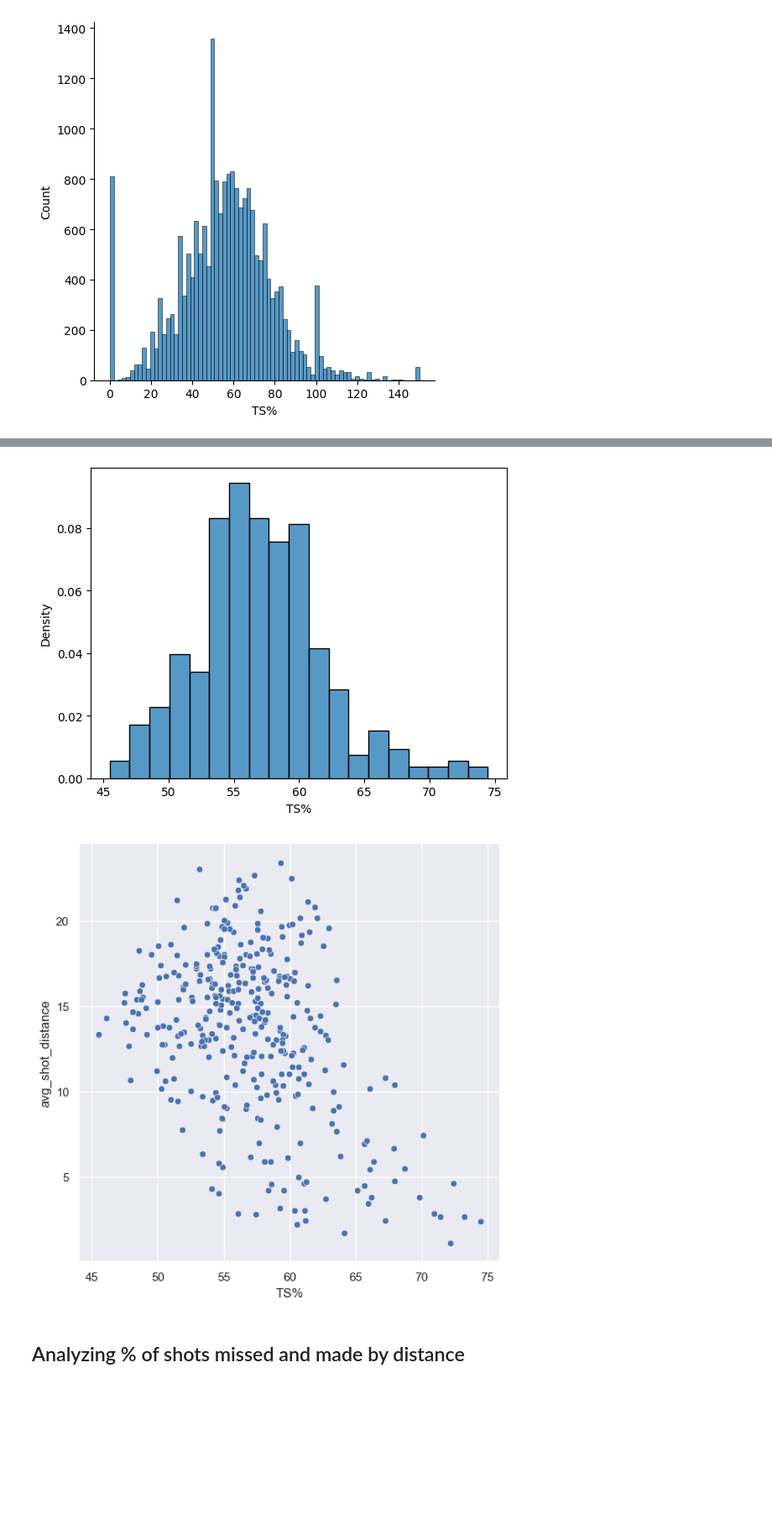
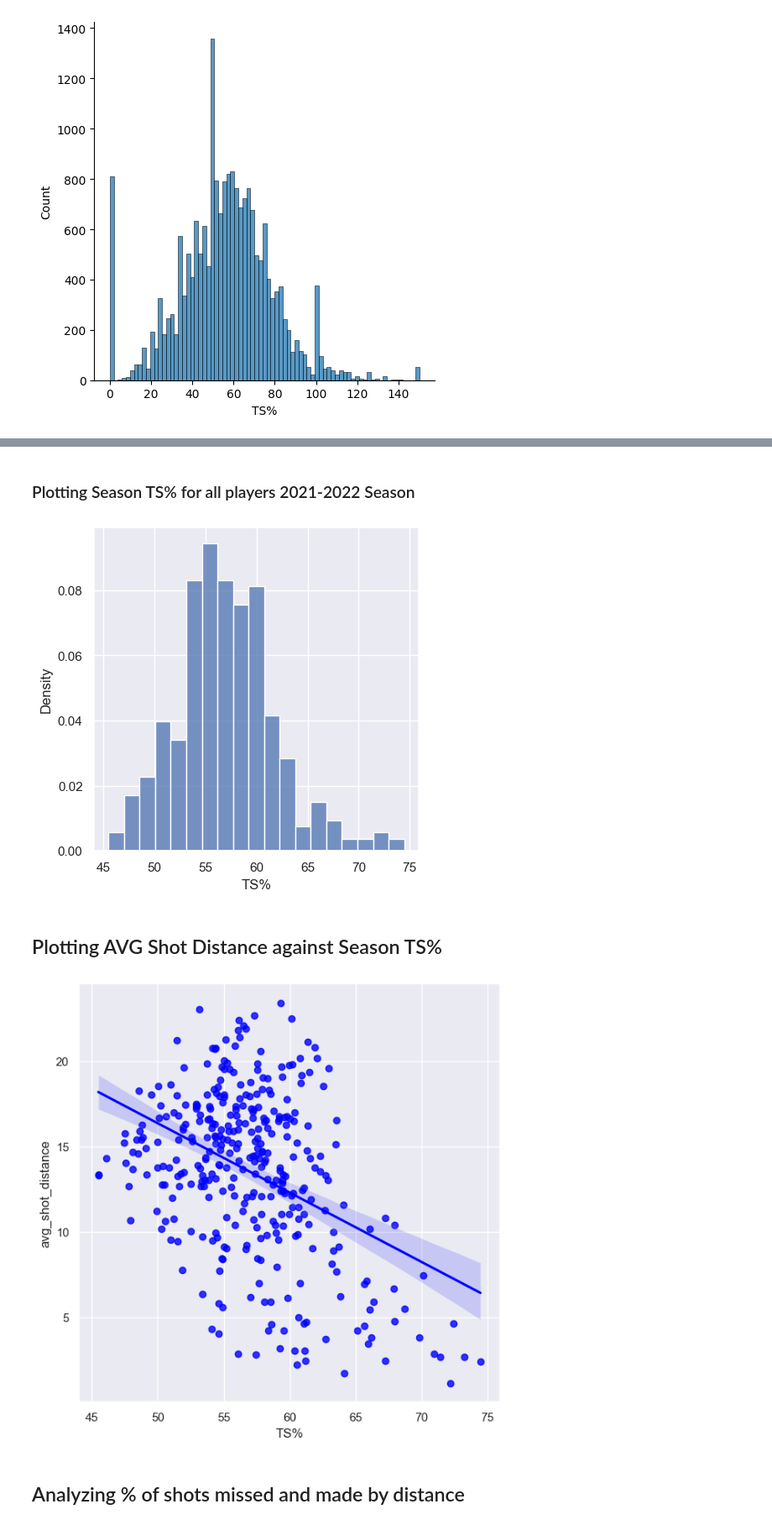
Before and after one commit to zachmort/nba_PBP_analysis, a Jupyter notebook: Season_pbp_20-21.ipynb, the cells around one changed output, grey strips where cells are left out. Shown at 84% size. Cells and saved outputs as stored; diff of their text form; code cells hidden in the pictures; blank space fills up the shorter version.

```diff
--- a/Season_pbp_20-21.ipynb
+++ b/Season_pbp_20-21.ipynb
@@ -97,3 +100,5 @@ print(len(final_df['gameid'].unique()))
+# %%
+final_df = pd.read_csv('nba_data.csv')
 # %% [markdown]
 # Instantiating Data Frame
 # %%
@@ -160,13 +172,8 @@ dict(final_df_copy.dtypes)
 # creating a date column
 final_df_copy['dateGameStarted'] = pd.to_datetime(final_df_copy.timeActual).dt.date
 
-# Need to use columns:  Period and Clock to determine what time in the game it is (Clock counts down per period)
-# period_to_total_time
-
-# create a fucntion and use map to apply it to the new column
-
 def period_to_time_conversion(value) -> int:
-
+    """Takes in a number value of 1/2/3/4 and returns the total time passed in minutes for that given input"""
     if value == 1:
         return 0
     elif value == 2:
@@ -176,8 +183,9 @@ def period_to_time_conversion(value) -> int:
     else:
         return 36
 
-
+# Formating clock column to total time passed in game
 def time_conversion(unparsed_timearray):
+    """ Takes in an array of datetime values representing of time to go in a given period and returns time passed in the period """
     x = datetime(year =1900, month=1, day=1, hour=0, minute=12, second=0)
     values_array = unparsed_timearray[0:7]
     time_passed_total = x - pd.to_datetime(values_array, format='PT%MM%S')
@@ -186,6 +194,7 @@ def time_conversion(unparsed_timearray):
 
 # Creating a function to create new column with total time passed in game
 def total_time_passed(period_finished_minutes, minutes_passed_within_period):
+    """Takes in total_time_passed_in_period and period_to_time and returns the combined values to get the total time passed in game"""
     period_minutes = pd.to_datetime(period_finished_minutes, format='%M')
     minutes_within_period = minutes_passed_within_period
     return period_minutes + minutes_within_period
@@ -298,19 +310,27 @@ sns.displot(df_groupby, x='TS%');
 # %%
 def ts_perc_dataframe_creation_whole_season(input_dataframe: pd.DataFrame)-> pd.DataFrame:
+        """Takes in a dataframe and transforms the data and returns a dataframe with information about player TS% for the season
 
+        Additional information here
+        """
+
+        ### Getting Shot Attemps for season
         df_most_info = input_dataframe\
                 .groupby(['playerNameI', 'personId'], as_index=False)\
                 .agg({'isFieldGoal':np.sum,\
                         'shotDistance':np.sum})
 
+        ### Getting Points MAX per game
         df_points_per_game = input_dataframe\
                 .groupby(['playerNameI','gameid', 'personId'], as_index=False)\
                 .agg({'pointsTotal': np.max,})
 
+        ### Getting sum of all points totals per game
         df_points_seaon_totals = df_points_per_game\
                 .groupby(['playerNameI','personId'], as_index=False)\
                 .agg({'pointsTotal': np.sum,})
 
+        ### Getting Total FTAs
         df_fta = input_dataframe[ ((input_dataframe.actionType == 'freethrow'))]\
                 .groupby(['playerNameI','personId', 'actionType'], as_index=False)['actionType'].count()
 
@@ -334,6 +354,7 @@ def ts_perc_dataframe_creation_whole_season(input_dataframe: pd.DataFrame)-> pd.
         combined_df_all_metrics_season['TS%'] = round((combined_df_all_metrics_season['pointsTotal'])/\
                         (2*((combined_df_all_metrics_season['FGA'])+ (combined_df_all_metrics_season['FTA']*.44))) * 100,3)
 
-        combined_df_all_metrics_season['avg_shot_distance'] = round(combined_df_all_metrics_season.shotDistance/combined_df_all_metrics_season.FGA,3)
+        ### Getting AVG shot distance per player for season
+        combined_df_all_metrics_season['avg_shot_distance_FT'] = round(combined_df_all_metrics_season.shotDistance/combined_df_all_metrics_season.FGA,3)
 
         return combined_df_all_metrics_season
@@ -360,22 +374,19 @@ df_groupby_season
+# %% [markdown]
+### Plotting Season TS% for all players 2021-2022 Season
 # %%
-from scipy import stats
 # Data
 seaborn_plot = sns.histplot(df_groupby_season['TS%'], label='samples', stat='density')
-
-#prob dens function
-# x0, x1 = seaborn_plot.get_xlim()
-# xpdf = np.linspace(x0, x1, 100)
-# ypdf = stats.norm.pdf(xpdf)
-# seaborn_plot.plot(xpdf, label='pdf' )
-# seaborn_plot.legend();
 # %% [output]
-[figure, old version]
+[figure, new version]
+# %% [markdown]
+## Plotting AVG Shot Distance against Season TS%
 # %%
 # Map TS% and average distance per shot for the whole season
 sns.set(rc={'figure.figsize':(7,7)})
-sns.scatterplot(df_groupby_season, x='TS%', y='avg_shot_distance');
+# sns.scatterplot(df_groupby_season, x='TS%', y='avg_shot_distance', color='blue')
+sns.regplot(data=df_groupby_season, x='TS%', y='avg_shot_distance', color='blue');
 # %% [output]
-[figure, old version]
+[figure, new version]
 # %% [markdown]
 ## Analyzing % of shots missed and made by distance
 # %%
```
Also changed, not shown: parts of 55 cells of this notebook.
